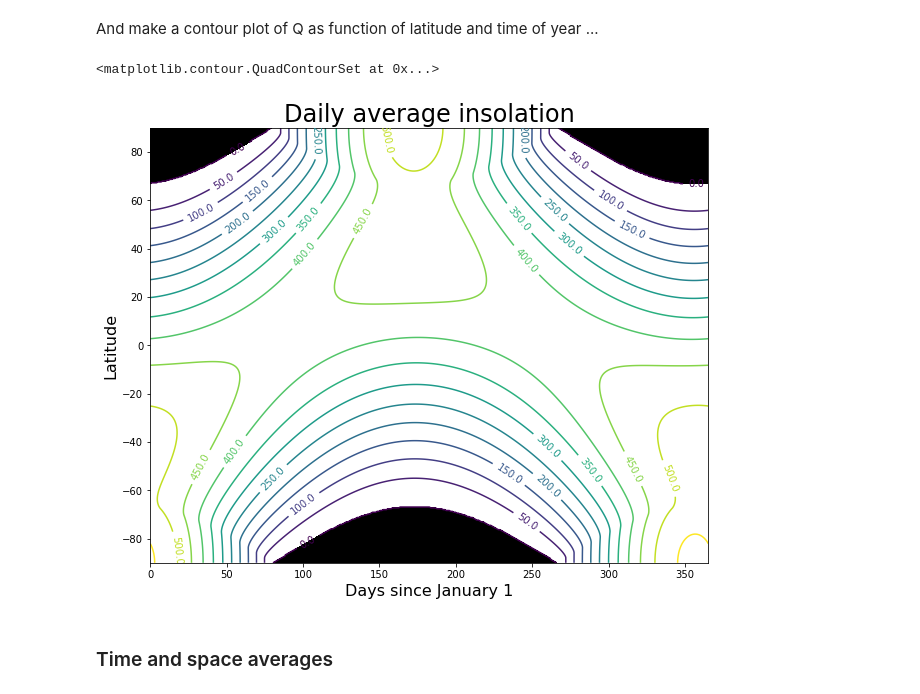
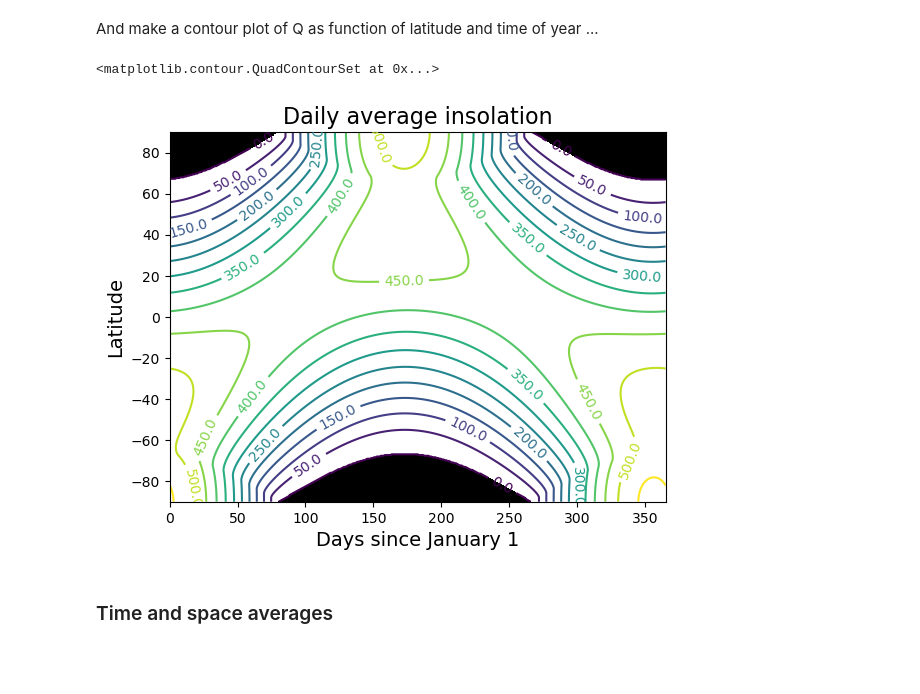
Before and after one commit to nfeldl/ClimateLaboratoryBook, a Jupyter notebook: courseware/insolation.ipynb, the cells around one changed output. Drawn from its saved outputs; the diff is of its cells as text; code cells hidden in the pictures; blank space fills up the shorter version.

```diff
--- a/courseware/insolation.ipynb
+++ b/courseware/insolation.ipynb
@@ -218,16 +218,16 @@ Q = daily_insolation( lat, days )
 # %% [markdown]
 And make a contour plot of Q as function of latitude and time of year ...
 # %%
-fig, ax = plt.subplots(figsize=(10,8))
+fig, ax = plt.subplots()
 CS = ax.contour( days, lat, Q , levels = np.arange(0., 600., 50.) )
 ax.clabel(CS, CS.levels, inline=True, fmt='%r', fontsize=10)
-ax.set_xlabel('Days since January 1', fontsize=16 )
-ax.set_ylabel('Latitude', fontsize=16 )
-ax.set_title('Daily average insolation', fontsize=24 )
+ax.set_xlabel('Days since January 1', fontsize=14 )
+ax.set_ylabel('Latitude', fontsize=14 )
+ax.set_title('Daily average insolation', fontsize=16 )
 ax.contourf ( days, lat, Q, levels=[-1000., 0.], colors='k' )
 # %% [output]
 <matplotlib.contour.QuadContourSet at 0x...>
-[figure, old version]
+[figure, new version]
 # %% [markdown]
 ### Time and space averages
 # %% [markdown]
```
Also changed, not shown: parts of 2 cells of this notebook.
